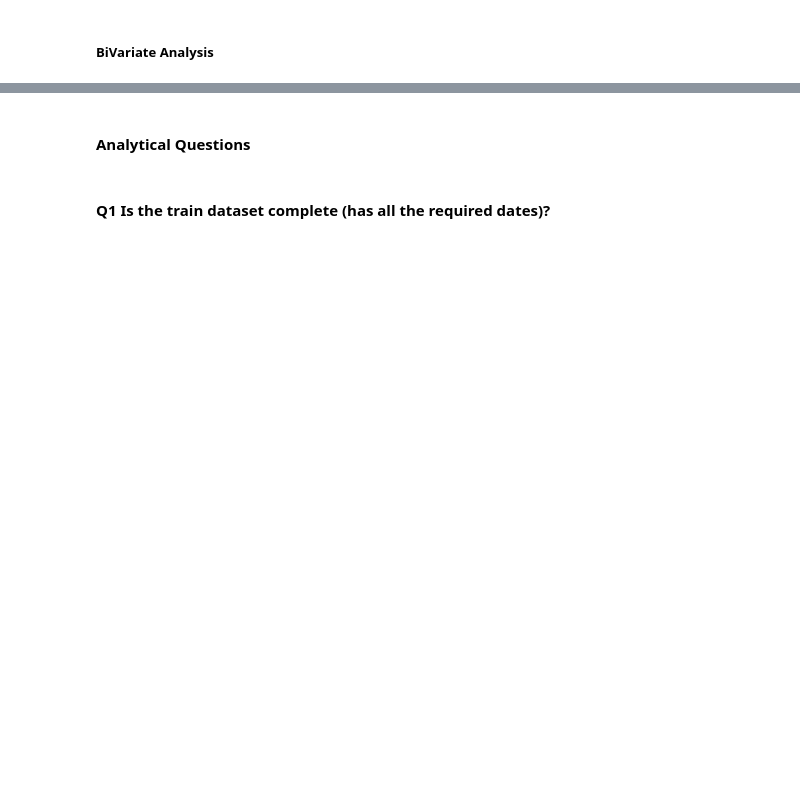
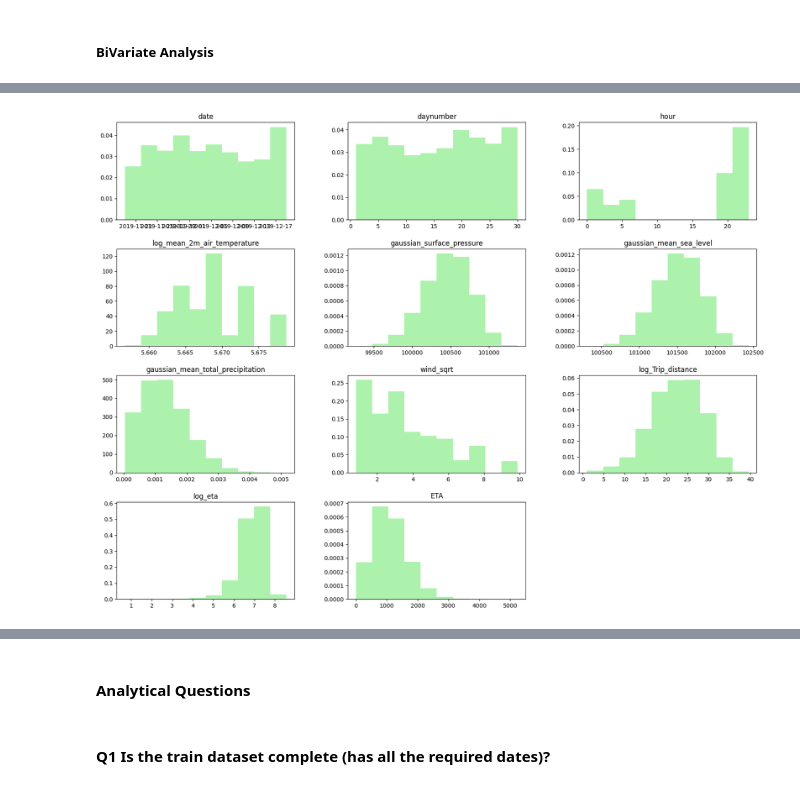
Before and after one commit to kwasichrappah/yassir_eta_prediction, a Jupyter notebook: sales_forecast_copy.ipynb, the cells around one changed output, grey strips where cells are left out. Drawn from its saved outputs; the diff is of its cells as text; code cells hidden in the pictures; blank space fills up the shorter version.

```diff
--- a/sales_forecast_copy.ipynb
+++ b/sales_forecast_copy.ipynb
@@ -234,0 +259,19 @@ plt.show()
+# %%
+# Square the values in column 'A'
+merged_df['wind_sqrt'] = np.sqrt((merged_df['u_component_of_wind_10m'] ** 2) + (merged_df['v_component_of_wind_10m'] ** 2))
+# %%
+# Select columns of interest
+selected_columns = merged_df[['Timestamp','date','daynumber','hour','log_mean_2m_air_temperature','gaussian_surface_pressure',
+                              'gaussian_mean_sea_level','gaussian_mean_total_precipitation','wind_sqrt','log_Trip_distance','log_eta','ETA']]
+# %%
+selected_columns
+# Convert the 'date' column to datetime
+selected_columns['Timestamp'] = pd.to_datetime(selected_columns['Timestamp'])
+
+# Set the 'date' column as the index
+selected_columns.set_index('Timestamp', inplace=True)
+
+# Sort the DataFrame by the date index
+selected_columns.sort_index(inplace=True)
+
+selected_columns
@@ -234,0 +293,7 @@ plt.show()
+# %%
+# Distribution of the variables
+selected_columns.hist(density = True,figsize = (20, 15), facecolor = 'lightgreen', alpha = 0.75,grid = False)
+
+plt.show()
+# %% [output]
+[figure, added]
```
Also changed, not shown: parts of 24 cells of this notebook.
